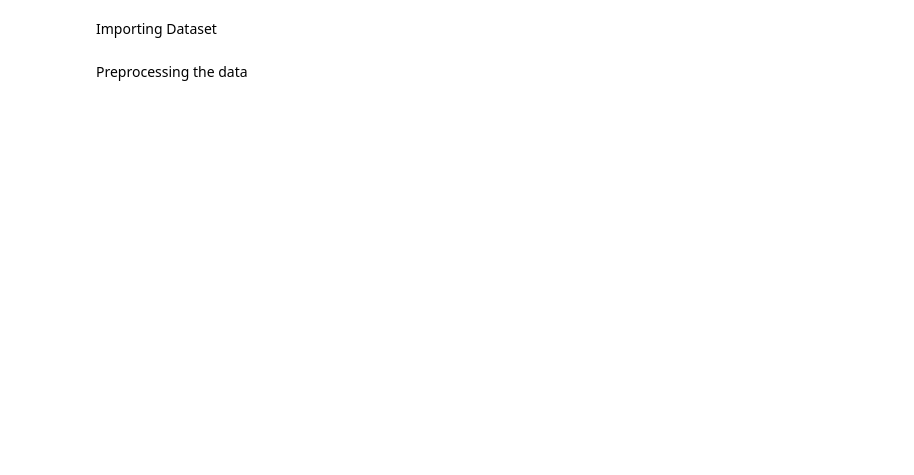
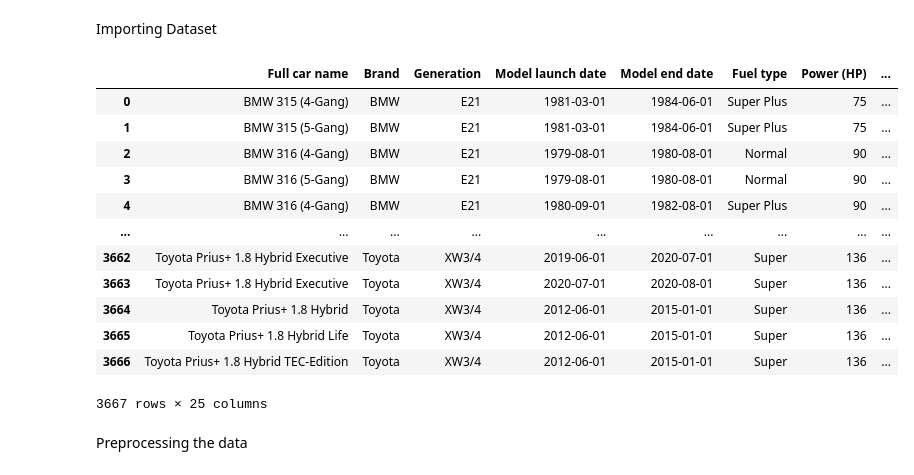
Before and after one commit to Mukund604/Car-Specs-Predictor, a Jupyter notebook: Codes/Code.ipynb, the cells around one changed output. Cells and saved outputs as stored; diff of their text form; code cells hidden in the pictures; blank space fills up the shorter version.

```diff
--- a/Codes/Code.ipynb
+++ b/Codes/Code.ipynb
@@ -7,7 +7,25 @@ warnings.filterwarnings('ignore')
 # %% [markdown]
 Importing Dataset
 # %%
-df = pd.read_excel('/Users/mukund/Documents/GitHub/Eurpoean_Car_Dataset/Filtered_Data/Filtered_data.xlsx')
+#Mac
+# df = pd.read_excel('/Users/mukund/Documents/GitHub/Eurpoean_Car_Dataset/Filtered_Data/Filtered_data.xlsx')
+#Avaada Windows
+df = pd.read_excel('C:\\Users\\avaada\\Documents\\GitHub\\Car-Specs-Predictor\\Filtered_Data\\Filtered_data.xlsx')
+df
+# %% [output]
+|  | Full car name | Brand | Generation | Model launch date | Model end date | Fuel type | Power (HP) | ... |
+| 0 | BMW 315 (4-Gang) | BMW | E21 | 1981-03-01 | 1984-06-01 | Super Plus | 75 | ... |
+| 1 | BMW 315 (5-Gang) | BMW | E21 | 1981-03-01 | 1984-06-01 | Super Plus | 75 | ... |
+| 2 | BMW 316 (4-Gang) | BMW | E21 | 1979-08-01 | 1980-08-01 | Normal | 90 | ... |
+| 3 | BMW 316 (5-Gang) | BMW | E21 | 1979-08-01 | 1980-08-01 | Normal | 90 | ... |
+| 4 | BMW 316 (4-Gang) | BMW | E21 | 1980-09-01 | 1982-08-01 | Super Plus | 90 | ... |
+| ... | ... | ... | ... | ... | ... | ... | ... | ... |
+| 3662 | Toyota Prius+ 1.8 Hybrid Executive | Toyota | XW3/4 | 2019-06-01 | 2020-07-01 | Super | 136 | ... |
+| 3663 | Toyota Prius+ 1.8 Hybrid Executive | Toyota | XW3/4 | 2020-07-01 | 2020-08-01 | Super | 136 | ... |
+| 3664 | Toyota Prius+ 1.8 Hybrid | Toyota | XW3/4 | 2012-06-01 | 2015-01-01 | Super | 136 | ... |
+| 3665 | Toyota Prius+ 1.8 Hybrid Life | Toyota | XW3/4 | 2012-06-01 | 2015-01-01 | Super | 136 | ... |
+| 3666 | Toyota Prius+ 1.8 Hybrid TEC-Edition | Toyota | XW3/4 | 2012-06-01 | 2015-01-01 | Super | 136 | ... |
+3667 rows × 25 columns
 # %% [markdown]
 Preprocessing the data
 # %%
```
Also changed, not shown: parts of 3 cells of this notebook, 24 other files.
